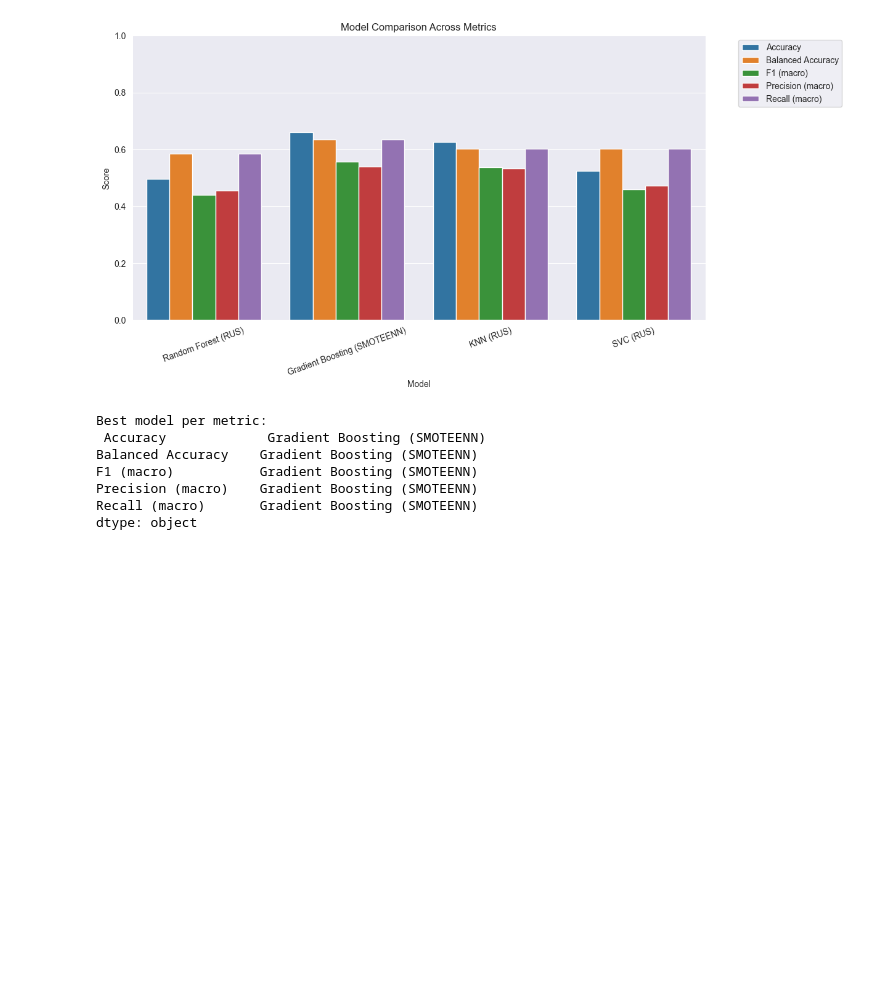
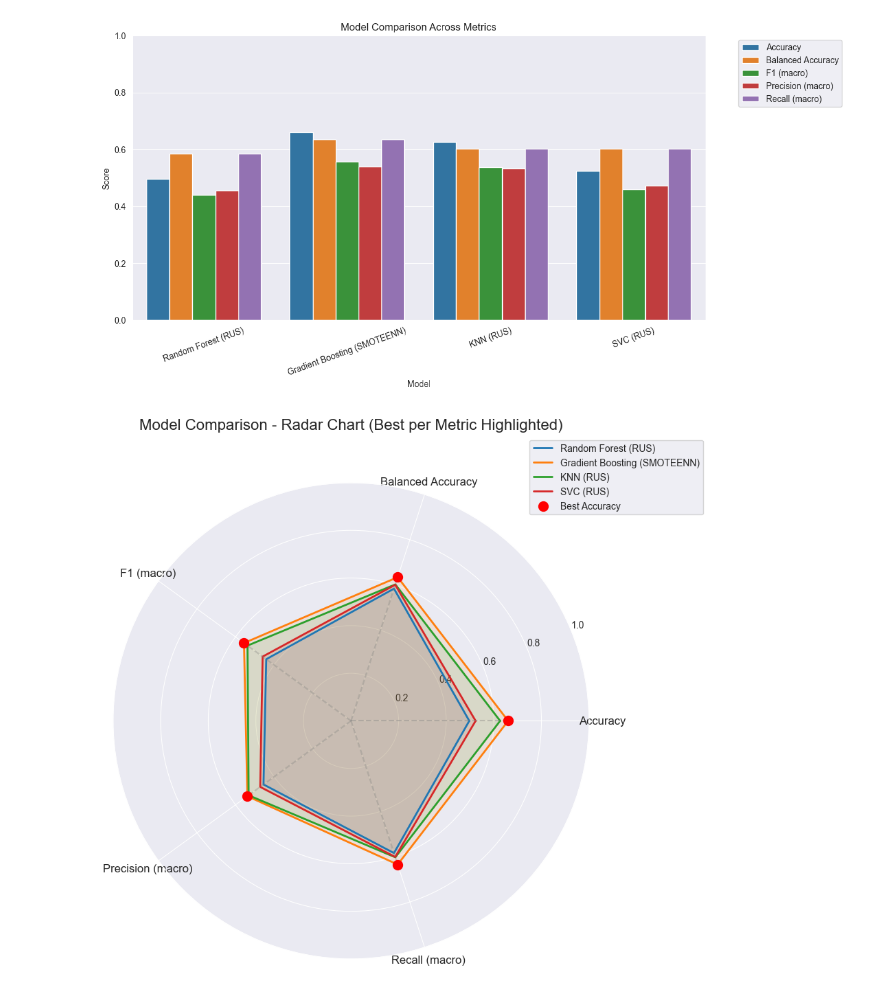
Before and after one commit to gps-stellar/Supervised-Classification-Regression, a Jupyter notebook: Winer-Recognition-Classification/Wine_Recognition_Classification.ipynb, the cells around one changed output. Drawn from its saved outputs; the diff is of its cells as text; code cells hidden in the pictures; blank space fills up the shorter version.

Commit message:
Result Plots are done, Results description is done. working on the README.md

```diff
--- a/Winer-Recognition-Classification/Wine_Recognition_Classification.ipynb
+++ b/Winer-Recognition-Classification/Wine_Recognition_Classification.ipynb
@@ -608,30 +608,54 @@ def plot_model_comparison(results_df):
 plot_model_comparison(results_df)
 # %% [output]
 [figure]
-# %%
-# Ranking by Best Score
-best_per_metric = results_df.set_index("Model").idxmax()
-print("Best model per metric:\n", best_per_metric)
-# %% [output]
-Best model per metric:
- Accuracy             Gradient Boosting (SMOTEENN)
-Balanced Accuracy    Gradient Boosting (SMOTEENN)
-F1 (macro)           Gradient Boosting (SMOTEENN)
-Precision (macro)    Gradient Boosting (SMOTEENN)
-Recall (macro)       Gradient Boosting (SMOTEENN)
-dtype: object
 # %%
 # Radar Chart for Model Comparison
 def plot_model_radar(results_df):
     # Metrics to compare (skip Model column)
     metrics = results_df.columns[1:]
     n_metrics = len(metrics)
 
     # Angles for radar chart
     angles = np.linspace(0,2 * np.pi, n_metrics, endpoint=False).tolist()
     angles += angles[:1] # close the circle
 
     # Initialize plot
-    fig, ax = plt.subplots(figsize=(8,8), subplot_kw=dict(polar=True))
+    fig, ax = plt.subplots(figsize=(9,9), subplot_kw=dict(polar=True))
 
     # Plot each Model
+    for i, row in results_df.iterrows():
+        values = row[1:].tolist()
+        values += values[:1] # close circle
+        ax.plot(angles, values, label=row["Model"], linewidth=2)
+        ax.fill(angles,values, alpha=0.1)
+
+    # Highlight best model per metric
+    for j, metric in enumerate(metrics):
+        best_idx = results_df[metric].idxmax()
+        best_value = results_df.loc[best_idx, metric]
+
+        ax.plot(
+            [angles[j], angles[j]], [0, best_value],
+            linestyle="--", color="gray", alpha=0.4
+        )
+        ax.scatter(
+            angles[j], best_value,
+            color="red", s=100, zorder=5,
+            label=f"Best {metric}" if j == 0 else "" # add legend only once
+        )
+
+    # Add metric labels
+    ax.set_xticks(angles[:-1])
+    ax.set_xticklabels(metrics,fontsize=12)
+
+    # Set Radial Range
+    ax.set_ylim(0,1)
+
+    # Title + Legend
+    plt.title("Model Comparison - Radar Chart (Best per Metric Highlighted)", size=16, y=1.1)
+    plt.legend(loc="upper right", bbox_to_anchor=(1.25,1.1))
+    plt.show()
+
+plot_model_radar(results_df)
+# %% [output]
+[figure, added]
```
Also changed, not shown: parts of 2 cells of this notebook.
